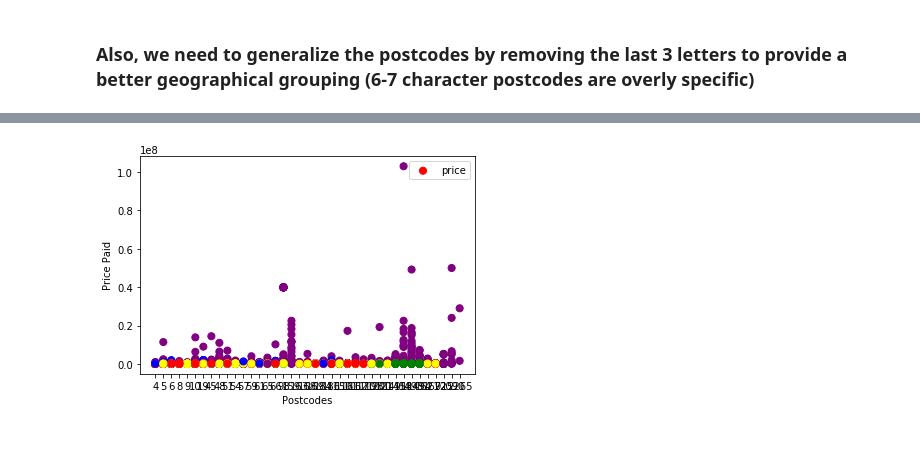
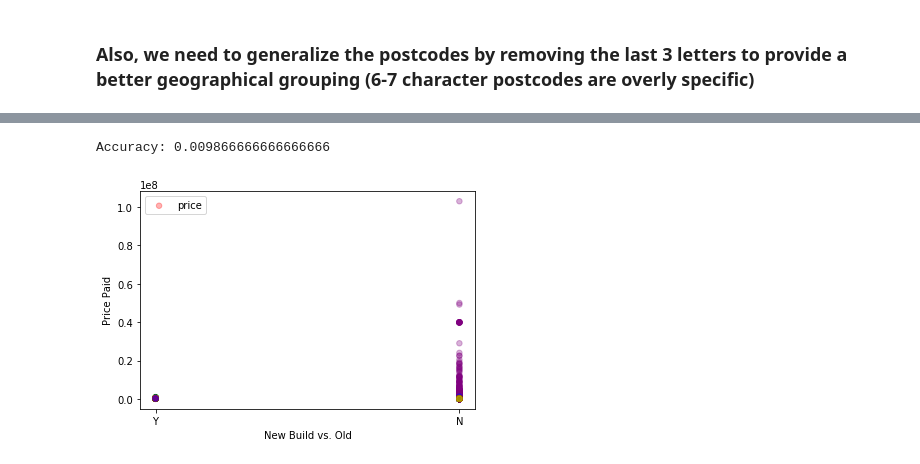
Before and after one commit to dudikbender/springboard, a Jupyter notebook: UK_prices_paid_analysis.ipynb, the cells around one changed output, grey strips where cells are left out. Cells and saved outputs as stored; diff of their text form; code cells hidden in the pictures.

Commit message:
Added Decision Tree prediction up to 100,000 records

```diff
--- a/UK_prices_paid_analysis.ipynb
+++ b/UK_prices_paid_analysis.ipynb
@@ -290,32 +235,57 @@ plt.show()
+# %%
+from sklearn.tree import DecisionTreeClassifier # Import Decision Tree Classifier
+from sklearn.model_selection import train_test_split # Import train_test_split function
+from sklearn import metrics #Import scikit-learn metrics module for accuracy calculation
+
+feature_cols = ['N', 'Y', 'D', 'F', 'S', 'T']
+
+X = z[feature_cols] #features
+y = z.price #target variable
+
+X_train, X_test, y_train, y_test = train_test_split(X, y, test_size=0.30, random_state=1)
+
+# Create Decision Tree classifer object
+clf = DecisionTreeClassifier()
+
+# Train Decision Tree Classifer
+clf = clf.fit(X_train,y_train)
+
+#Predict the response for test dataset
+y_pred = clf.predict(X_test)
+
+# Model Accuracy, how often is the classifier correct?
+print("Accuracy:",metrics.accuracy_score(y_test, y_pred))
+# %% [output]
+Accuracy: 0.009866666666666666
 # %%
 # City for graph
 city = 'Manchester'
 
 # number representing size
-x1 = df[df['town_city'] == city.upper()].prep_postcode
+x1 = df[df['town_city'] == city.upper()].new_build
 
 # generate array of property types
 x2 = df[df['town_city'] == city.upper()].property_type
 
 # number representing price
 y = df[df['town_city'] == city.upper()].price
 
 # create mapping from property type to matplot colour
 property_type_colour_map = {'D' : 'blue',
                             'S' : 'red',
                             'T' : 'yellow',
                             'F' : 'green',
                             'O' : 'purple'}
 
 # create array of colours from list comprehension
 colour_array = [property_type_colour_map[i] for i in x2]
 
-plt.scatter(x1, y, c=colour_array, s=50)
+plt.scatter(x1, y, c=colour_array, alpha=0.3, s=30)
 plt.xticks()
 plt.yticks()
-plt.xlabel('Postcodes')
+plt.xlabel('New Build vs. Old')
 plt.ylabel('Price Paid')
 plt.legend()
 plt.show()
 # %% [output]
-[figure, old version]
+[figure, new version]
```
Also changed, not shown: parts of 8 cells of this notebook.
